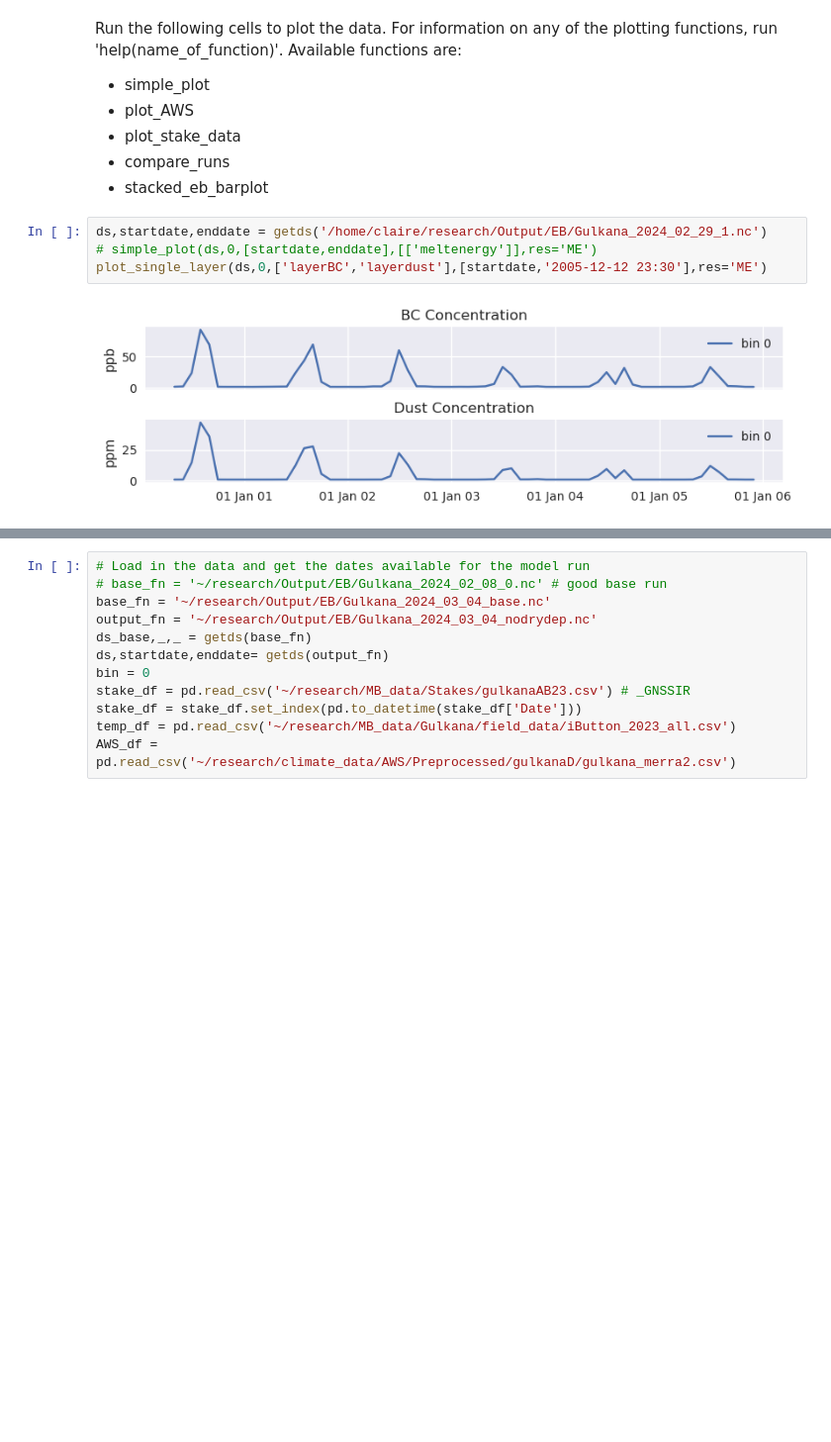
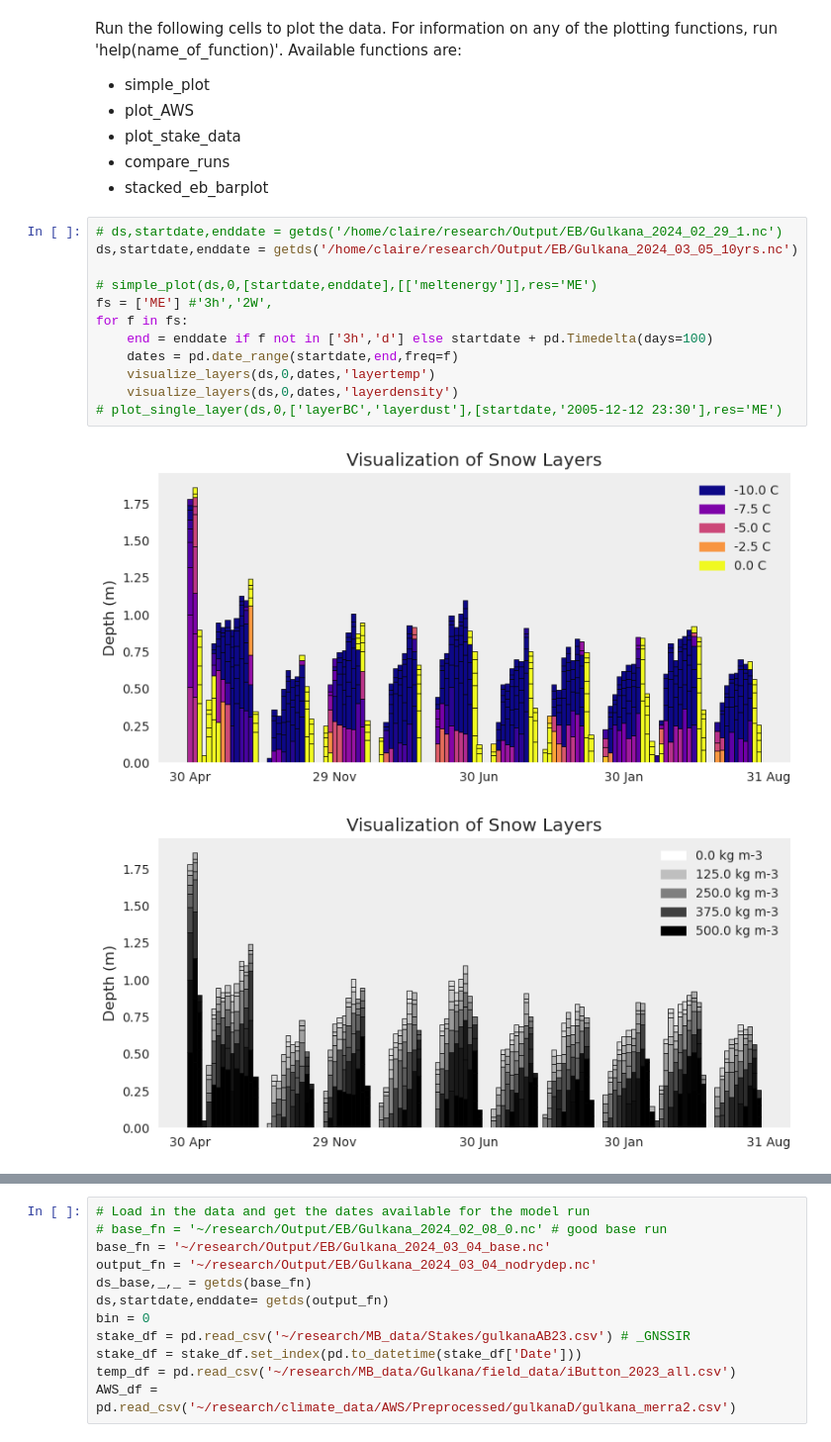
Before and after one commit to drounce/PyGEM, a Jupyter notebook: pygem_eb/processing/ebplotting.ipynb, the cells around one changed output, grey strips where cells are left out. Shown at 99% size. Cells and saved outputs as stored; diff of their text form; blank space fills up the shorter version.

```diff
--- a/pygem_eb/processing/ebplotting.ipynb
+++ b/pygem_eb/processing/ebplotting.ipynb
@@ -19,8 +19,17 @@ Run the following cells to plot the data. For information on any of the plotting
 - compare_runs
 - stacked_eb_barplot
 # %%
-ds,startdate,enddate = getds('/home/claire/research/Output/EB/Gulkana_2024_02_29_1.nc')
+# ds,startdate,enddate = getds('/home/claire/research/Output/EB/Gulkana_2024_02_29_1.nc')
+ds,startdate,enddate = getds('/home/claire/research/Output/EB/Gulkana_2024_03_05_10yrs.nc')
+
 # simple_plot(ds,0,[startdate,enddate],[['meltenergy']],res='ME')
-plot_single_layer(ds,0,['layerBC','layerdust'],[startdate,'2005-12-12 23:30'],res='ME')
+fs = ['ME'] #'3h','2W',
+for f in fs:
+    end = enddate if f not in ['3h','d'] else startdate + pd.Timedelta(days=100)
+    dates = pd.date_range(startdate,end,freq=f)
+    visualize_layers(ds,0,dates,'layertemp')
+    visualize_layers(ds,0,dates,'layerdensity')
+# plot_single_layer(ds,0,['layerBC','layerdust'],[startdate,'2005-12-12 23:30'],res='ME')
 # %% [output]
-[figure, old version]
+[figure, new version]
+[figure, added]
```
Also changed, not shown: parts of 23 cells of this notebook, 12 other files.
